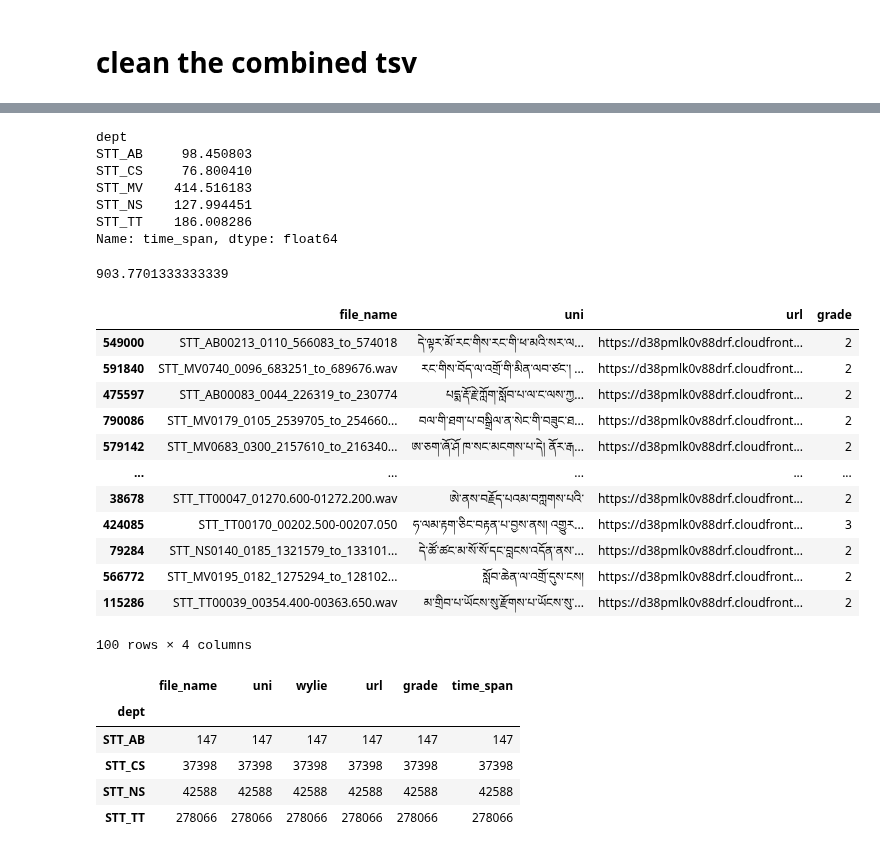
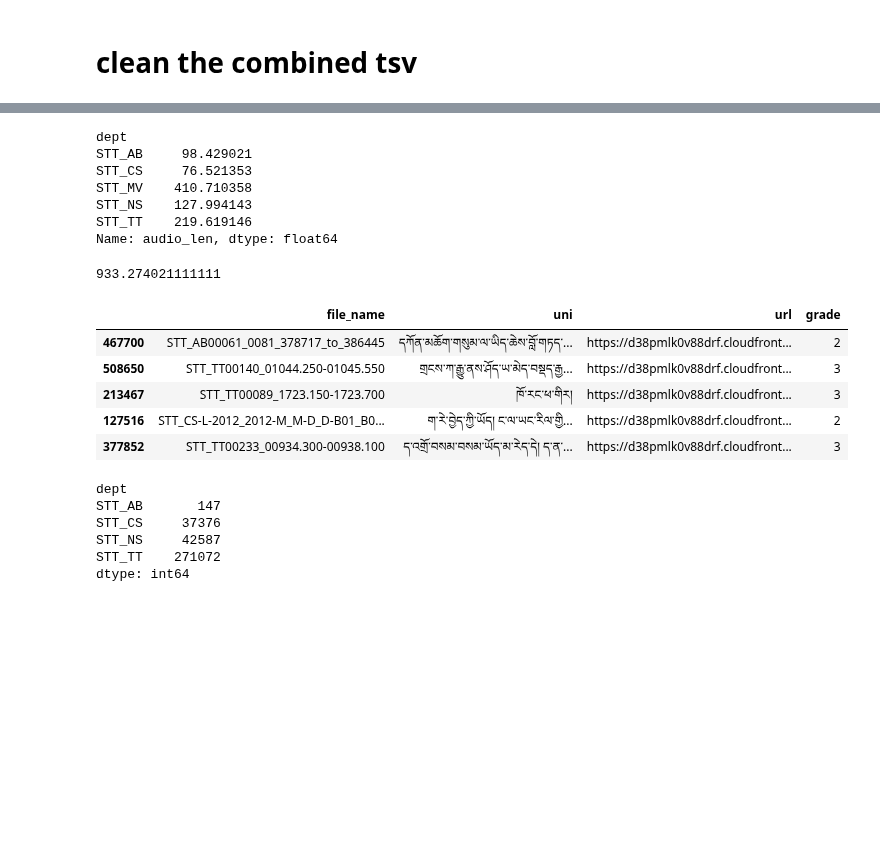
Before and after one commit to spsither/combining-dataset, a Jupyter notebook: 04_combine_all.ipynb, the cells around one changed output, grey strips where cells are left out. Cells and saved outputs as stored; diff of their text form; code cells hidden in the pictures; blank space fills up the shorter version.

```diff
--- a/04_combine_all.ipynb
+++ b/04_combine_all.ipynb
@@ -105,25 +183,3 @@ Name: count, dtype: int64
 import pandas as pd
 
 df = pd.read_csv('04_combine_all.tsv', sep='\t')
-# %%
-import os
-def getTimeSpan(filename):
-    filename = os.path.splitext(os.path.basename(filename))[0]
-    try:
-        if "_to_" in filename:
-            start, end = filename.split("_to_")
-            start = start.split("_")[-1]
-            end = end.split("_")[0]
-            end = float(end)
-            start = float(start)
-            return abs((end - start)/1000)
-        else:
-            start, end = filename.split("-")
-            start = start.split("_")[-1]
-            end = end.split("_")[0]
-            end = float(end)
-            start = float(start)
-            return abs(end - start)
-    except Exception as err:
-        print(f"filename is:'{filename}'. Could not parse to get time span.")
-        return 0
@@ -130,17 +195,17 @@ def getTimeSpan(filename):
 # %%
-df['time_span'] = df['file_name'].map(getTimeSpan)
+df['audio_len'] = df['file_name'].map(getTimeSpan)
 # %%
-df.groupby('dept')['time_span'].sum()/60/60
+df.groupby('dept')['audio_len'].sum()/60/60
 # %% [output]
 dept
-STT_AB     98.450803
-STT_CS     76.800410
-STT_MV    414.516183
-STT_NS    127.994451
-STT_TT    186.008286
-Name: time_span, dtype: float64
+STT_AB     98.429021
+STT_CS     76.521353
+STT_MV    410.710358
+STT_NS    127.994143
+STT_TT    219.619146
+Name: audio_len, dtype: float64
 # %%
-df['time_span'].sum()/60/60
+df['audio_len'].sum()/60/60
 # %% [output]
-903.7701333333339
+933.274021111111
 # %%
@@ -148,27 +213,20 @@ df['time_span'].sum()/60/60
 df = df.sample(frac = 1)
 # %%
-df.iloc[0:100,[0, 1, 3, 5]].to_csv("random_100.csv", index=False)
-df.iloc[0:100,[0, 1, 3, 5]]
+df.iloc[0:100,[0, 1, 3, 5]].to_csv("04_random_100.tsv", index=False, sep='\t')
+df.iloc[0:100,[0, 1, 3, 5]].head()
 # %% [output]
 |  | file_name | uni | url | grade |
-| 549000 | STT_AB00213_0110_566083_to_574018 | དེ་ལྟར་མོ་རང་གིས་རང་གི་ཕ་མའི་སར་ལ... | https://d38pmlk0v88drf.cloudfront... | 2 |
-| 591840 | STT_MV0740_0096_683251_to_689676.wav | རང་གིས་བོད་ལ་འགྲོ་གི་མིན་ལབ་ཙང་། ... | https://d38pmlk0v88drf.cloudfront... | 2 |
-| 475597 | STT_AB00083_0044_226319_to_230774 | པདྨ་རྡོ་རྗེ་ཀློག་སློབ་པ་ལ་ང་ལས་ཀྱ... | https://d38pmlk0v88drf.cloudfront... | 2 |
-| 790086 | STT_MV0179_0105_2539705_to_254660... | བལ་གི་ཐག་པ་བསྒྲིལ་ན་སེང་གི་བཟུང་ཐ... | https://d38pmlk0v88drf.cloudfront... | 2 |
-| 579142 | STT_MV0683_0300_2157610_to_216340... | ཨ་ཅག་ཞོ་ཤོ ཁ་སང་མངགས་པ་དེ། ནོར་རྒ... | https://d38pmlk0v88drf.cloudfront... | 2 |
-| ... | ... | ... | ... | ... |
-| 38678 | STT_TT00047_01270.600-01272.200.wav | ཨེ་ནས་བརྗོད་པའམ་བཀླགས་པའི་ | https://d38pmlk0v88drf.cloudfront... | 2 |
-| 424085 | STT_TT00170_00202.500-00207.050 | ཧ་ལམ་རྟག་ཅིང་བརྟན་པ་བྱས་ནས། འགྱུར... | https://d38pmlk0v88drf.cloudfront... | 3 |
-| 79284 | STT_NS0140_0185_1321579_to_133101... | དེ་ཚོ་ཚང་མ་སོ་སོ་དང་བླངས་འདོན་ནས་... | https://d38pmlk0v88drf.cloudfront... | 2 |
-| 566772 | STT_MV0195_0182_1275294_to_128102... | སློབ་ཆེན་ལ་འགྲོ་དུས་ངས། | https://d38pmlk0v88drf.cloudfront... | 2 |
-| 115286 | STT_TT00039_00354.400-00363.650.wav | མ་གྲིབ་པ་ཡོངས་སུ་རྫོགས་པ་ཡོངས་སུ་... | https://d38pmlk0v88drf.cloudfront... | 2 |
+| 467700 | STT_AB00061_0081_378717_to_386445 | དཀོན་མཆོག་གསུམ་ལ་ཡིད་ཆེས་བློ་གཏད་... | https://d38pmlk0v88drf.cloudfront... | 2 |
+| 508650 | STT_TT00140_01044.250-01045.550 | གྲངས་ཀ་རྒྱུ་ནས་ཤོད་ཡ་མེད་བསྡད་རྒྱ... | https://d38pmlk0v88drf.cloudfront... | 3 |
+| 213467 | STT_TT00089_1723.150-1723.700 | ཁོ་རང་ཕ་གིར། | https://d38pmlk0v88drf.cloudfront... | 3 |
+| 127516 | STT_CS-L-2012_2012-M_M-D_D-B01_B0... | ག་རེ་བྱེད་ཀྱི་ཡོད། ང་ལ་ཡང་རིལ་གྱི... | https://d38pmlk0v88drf.cloudfront... | 2 |
+| 377852 | STT_TT00233_00934.300-00938.100 | ད་འགྲོ་བསམ་བསམ་ཡོད་མ་རེད་དེ། ད་ན་... | https://d38pmlk0v88drf.cloudfront... | 3 |
-100 rows × 4 columns
 # %%
-df[df['grade'] == 3].groupby('dept').count()
+df[df['grade'] == 3].groupby('dept').size()
 # %% [output]
-|  | file_name | uni | wylie | url | grade | time_span |
-| dept |  |  |  |  |  |  |
-| STT_AB | 147 | 147 | 147 | 147 | 147 | 147 |
-| STT_CS | 37398 | 37398 | 37398 | 37398 | 37398 | 37398 |
-| STT_NS | 42588 | 42588 | 42588 | 42588 | 42588 | 42588 |
-| STT_TT | 278066 | 278066 | 278066 | 278066 | 278066 | 278066 |
+dept
+STT_AB       147
+STT_CS     37376
+STT_NS     42587
+STT_TT    271072
+dtype: int64
```
Also changed, not shown: parts of 31 cells of this notebook, 1 other file.
